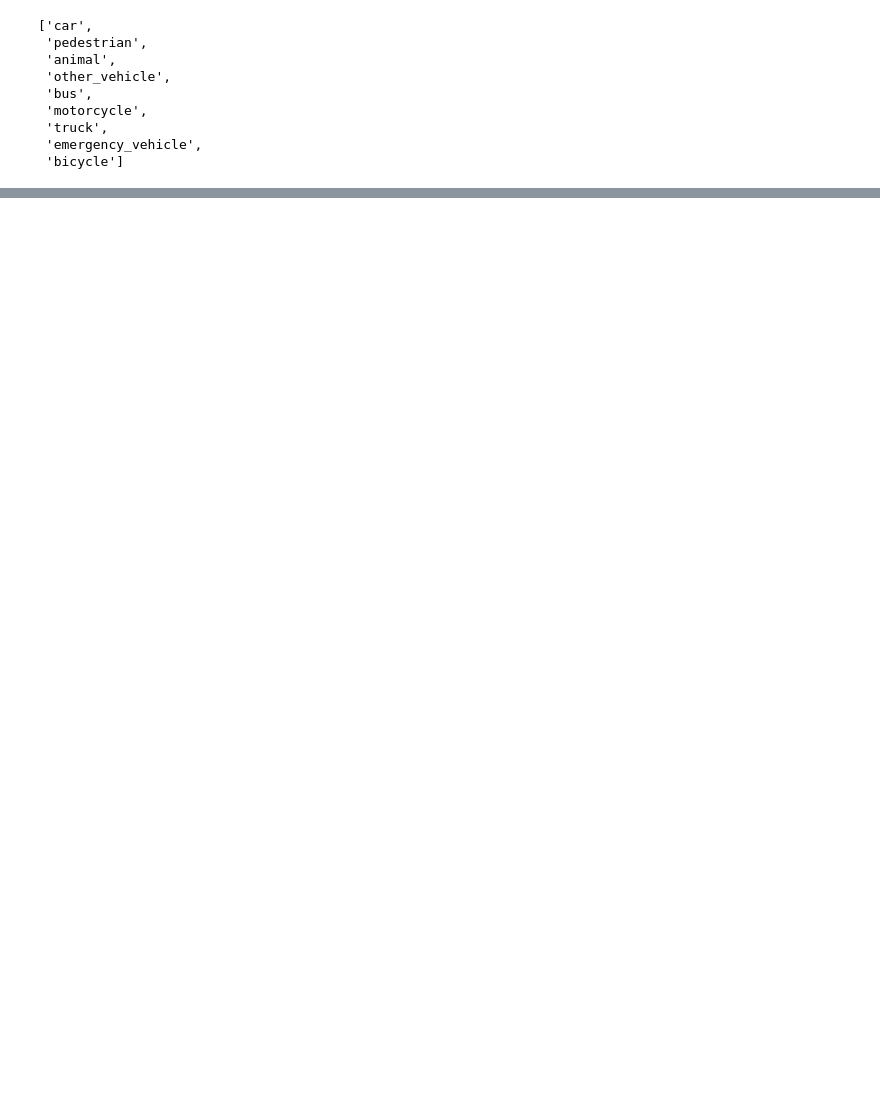
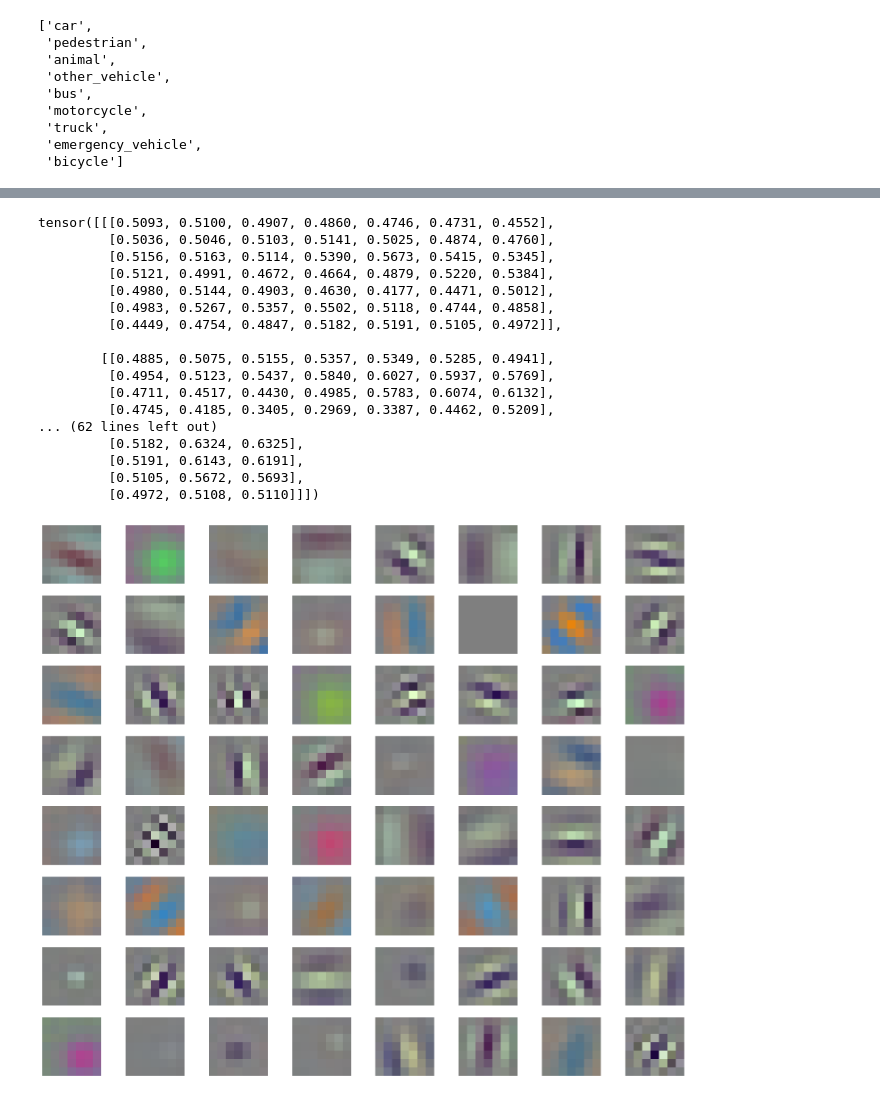
Before and after one commit to Stern04/MADS_Capstone, a Jupyter notebook: Notebooks/sterny_boxes.ipynb, the cells around one changed output, grey strips where cells are left out. Saved outputs shown, nothing was run; the diff lists cells and outputs as text; code cells hidden in the pictures; blank space fills up the shorter version.

```diff
--- a/Notebooks/sterny_boxes.ipynb
+++ b/Notebooks/sterny_boxes.ipynb
@@ -175,0 +257,6 @@ PermissionError: [Errno 13] Permission denied: 'S:\\MADS\\Capstone\\3d-object-de
+# %%
+for i in range(10):  # Test the first 10 items
+    try:
+        print(dataset[i])
+    except Exception as e:
+        print(f"Error at index {i}: {e}")
@@ -175,0 +283,5 @@ PermissionError: [Errno 13] Permission denied: 'S:\\MADS\\Capstone\\3d-object-de
+# %%
+model_res50 = models.resnet50(pretrained=True)
+num_ftrs = model_res50.fc.in_features
+print(num_ftrs)
+model_res50.fc = nn.Linear(num_ftrs, 2) # Modify the last layer for binary classification
@@ -175,0 +292,3 @@ PermissionError: [Errno 13] Permission denied: 'S:\\MADS\\Capstone\\3d-object-de
+# %%
+criterion = nn.CrossEntropyLoss()
+optimizer = Adam(model_res50.parameters(), lr=0.001)
@@ -175,0 +297,4 @@ PermissionError: [Errno 13] Permission denied: 'S:\\MADS\\Capstone\\3d-object-de
+# %%
+device = torch.device("cuda:0" if torch.cuda.is_available() else "cpu")
+print(device)
+model_res50 = model_res50.to(device)
@@ -175,0 +387,37 @@ PermissionError: [Errno 13] Permission denied: 'S:\\MADS\\Capstone\\3d-object-de
+# %%
+# Ensure it's in evaluation mode for visualization
+model_res50.eval()  # This changes the model to evaluation mode
+
+# Get the weights of the first convolutional layer
+weights = model_res50.conv1.weight.data.cpu()
+
+# Normalize the weights for better visualization
+weights = (weights - weights.min()) / (weights.max() - weights.min())
+print(weights[0])
+print(weights[0].permute(1, 2, 0))
+# Plot the first few filters
+plt.figure(figsize=(20, 17))
+for i in range(64):  # Let's visualize 64 filters
+    plt.subplot(8, 8, i + 1)
+    plt.imshow(weights[i].permute(1, 2, 0))  # Rearrange the dimensions
+    plt.axis('off')
+plt.show()
+# %% [output]
+tensor([[[0.5093, 0.5100, 0.4907, 0.4860, 0.4746, 0.4731, 0.4552],
+         [0.5036, 0.5046, 0.5103, 0.5141, 0.5025, 0.4874, 0.4760],
+         [0.5156, 0.5163, 0.5114, 0.5390, 0.5673, 0.5415, 0.5345],
+         [0.5121, 0.4991, 0.4672, 0.4664, 0.4879, 0.5220, 0.5384],
+         [0.4980, 0.5144, 0.4903, 0.4630, 0.4177, 0.4471, 0.5012],
+         [0.4983, 0.5267, 0.5357, 0.5502, 0.5118, 0.4744, 0.4858],
+         [0.4449, 0.4754, 0.4847, 0.5182, 0.5191, 0.5105, 0.4972]],
+
+        [[0.4885, 0.5075, 0.5155, 0.5357, 0.5349, 0.5285, 0.4941],
+         [0.4954, 0.5123, 0.5437, 0.5840, 0.6027, 0.5937, 0.5769],
+         [0.4711, 0.4517, 0.4430, 0.4985, 0.5783, 0.6074, 0.6132],
+         [0.4745, 0.4185, 0.3405, 0.2969, 0.3387, 0.4462, 0.5209],
+... (62 lines left out)
+         [0.5182, 0.6324, 0.6325],
+         [0.5191, 0.6143, 0.6191],
+         [0.5105, 0.5672, 0.5693],
+         [0.4972, 0.5108, 0.5110]]])
+[figure, added]
```
Also changed, not shown: parts of 25 cells of this notebook.
